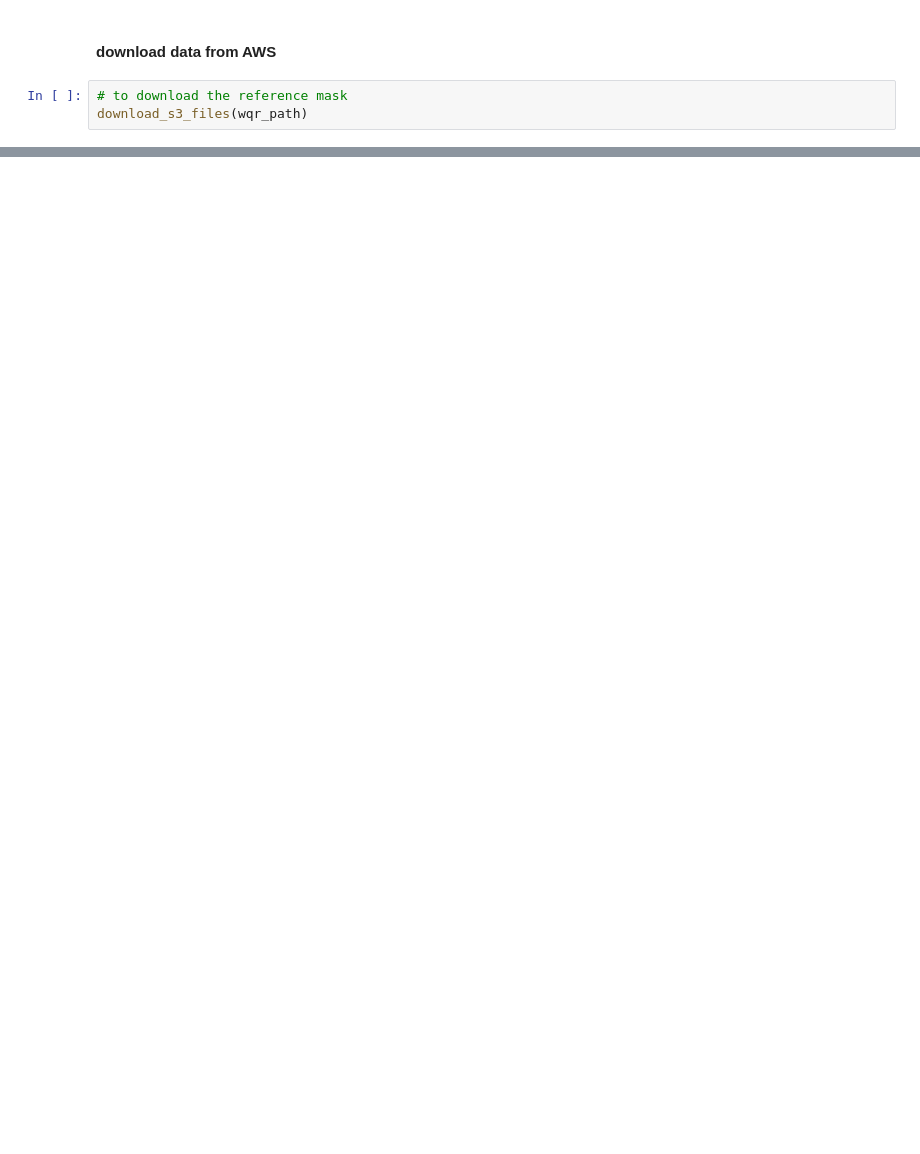
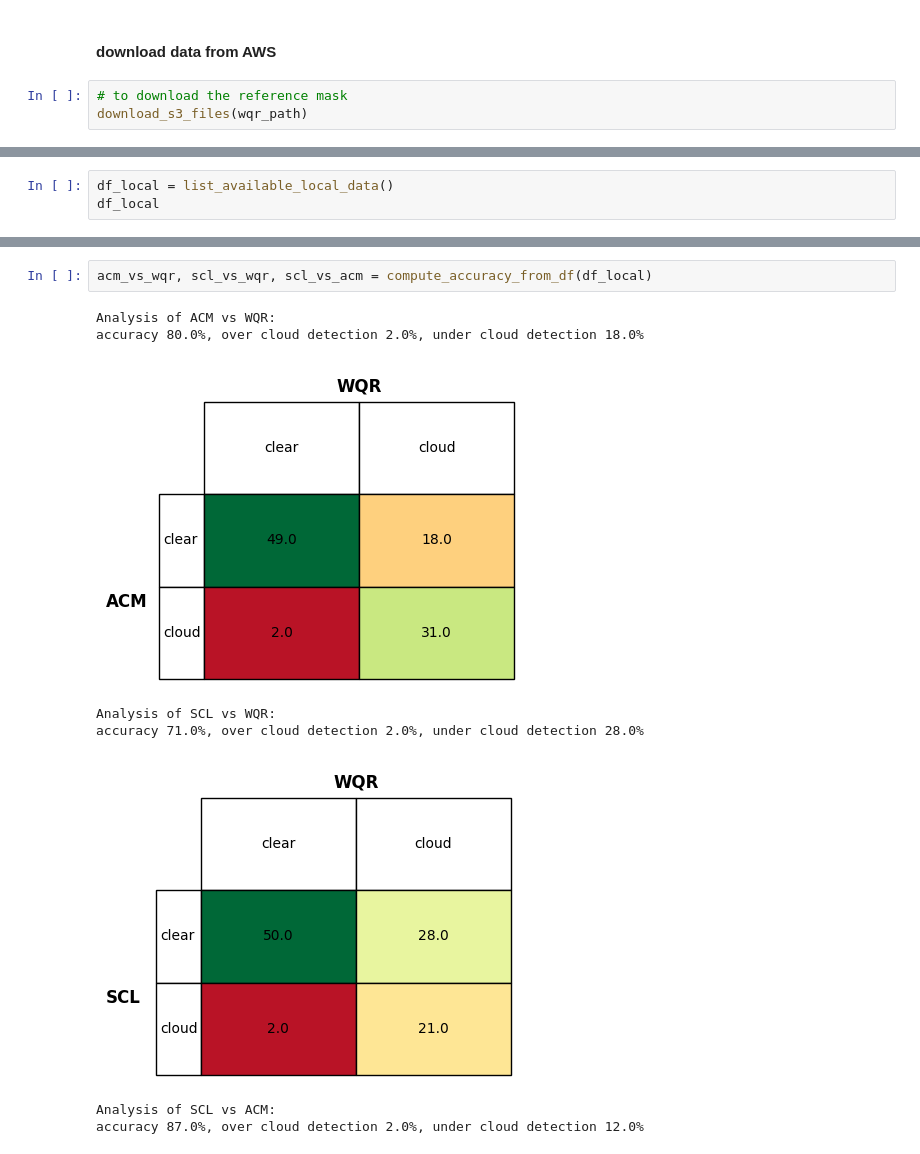
Before and after one commit to earthdaily/Studies-and-Analysis, a Jupyter notebook: Cloud-Mask-Performance/cloud_mask_comparison.ipynb, the cells around one changed output, grey strips where cells are left out. Saved outputs shown, nothing was run; the diff lists cells and outputs as text; blank space fills up the shorter version.

Commit message:
Add Comparison from local repositories +refacto

```diff
--- a/Cloud-Mask-Performance/cloud_mask_comparison.ipynb
+++ b/Cloud-Mask-Performance/cloud_mask_comparison.ipynb
@@ -56,0 +99,3 @@ download_s3_files(wqr_path)
+# %%
+df_local = list_available_local_data()
+df_local
@@ -56,0 +121,11 @@ download_s3_files(wqr_path)
+# %%
+acm_vs_wqr, scl_vs_wqr, scl_vs_acm = compute_accuracy_from_df(df_local)
+# %% [output]
+Analysis of ACM vs WQR:
+accuracy 80.0%, over cloud detection 2.0%, under cloud detection 18.0%
+[figure, added]
+Analysis of SCL vs WQR:
+accuracy 71.0%, over cloud detection 2.0%, under cloud detection 28.0%
+[figure, added]
+Analysis of SCL vs ACM:
+accuracy 87.0%, over cloud detection 2.0%, under cloud detection 12.0%
```
Also changed, not shown: parts of 14 cells of this notebook, 27 other files.
